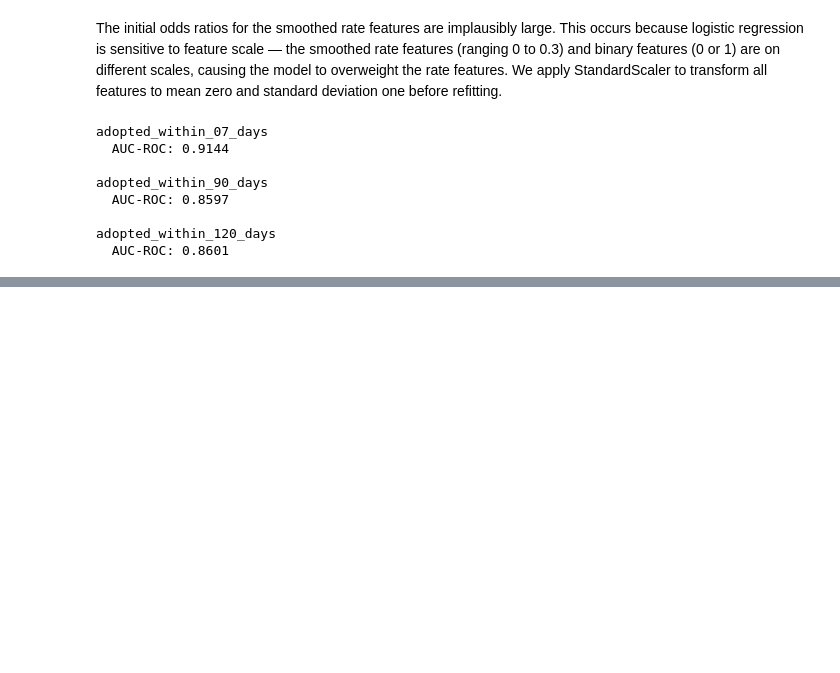
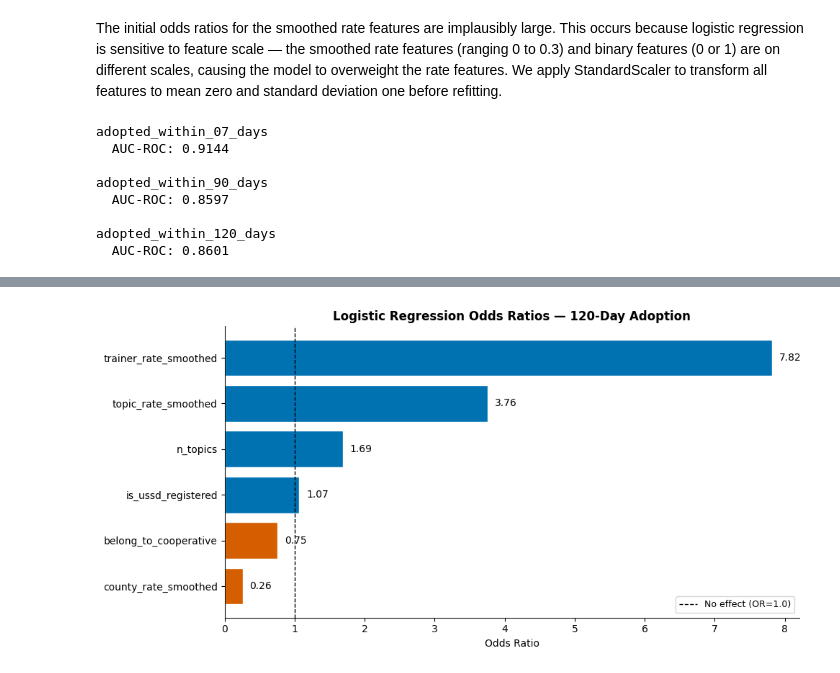
Before and after one commit to FionaHuini/Zindi-DigiCow-Farmer-Training-Adoption-Challenge, a Jupyter notebook: digicow_clean_analysis.ipynb, the cells around one changed output, grey strips where cells are left out. Saved outputs shown, nothing was run; the diff lists cells and outputs as text; code cells hidden in the pictures; blank space fills up the shorter version.

```diff
--- a/digicow_clean_analysis.ipynb
+++ b/digicow_clean_analysis.ipynb
@@ -1319,0 +1362,43 @@ adopted_within_120_days
+# %%
+# ── Odds ratio chart for 120-day target ──────────────────────────────────────
+fig, ax = plt.subplots(figsize=(10, 5))
+
+# Get 120d odds ratios
+model_120  = lr_results['adopted_within_120_days']['model']
+odds_120   = np.exp(model_120.coef_[0])
+odds_series = pd.Series(odds_120, index=FEATURE_COLS).sort_values()
+
+# Colour bars — above 1.0 is positive association
+colours = [BLUE if v >= 1.0 else VERMILLION for v in odds_series]
+
+bars = ax.barh(
+    range(len(odds_series)),
+    odds_series.values,
+    color=colours,
+    edgecolor='white'
+)
+
+# Add value labels
+for bar, val in zip(bars, odds_series.values):
+    ax.text(
+        bar.get_width() + 0.1,
+        bar.get_y() + bar.get_height() / 2,
+        f'{val:.2f}',
+        va='center', fontsize=10
+    )
+
+ax.set_yticks(range(len(odds_series)))
+ax.set_yticklabels(odds_series.index, fontsize=10)
+ax.axvline(x=1.0, color='black', linestyle='--',
+           linewidth=1, label='No effect (OR=1.0)')
+ax.set_xlabel('Odds Ratio', fontsize=10)
+ax.set_title('Logistic Regression Odds Ratios — 120-Day Adoption',
+             fontsize=12, fontweight='bold')
+ax.legend(fontsize=9)
+ax.spines[['top', 'right']].set_visible(False)
+
+plt.tight_layout()
+plt.savefig('figures/06_odds_ratios.png', dpi=150, bbox_inches='tight')
+plt.show()
+# %% [output]
+[figure, added]
```
Also changed, not shown: parts of 12 cells of this notebook, 2 other files.
